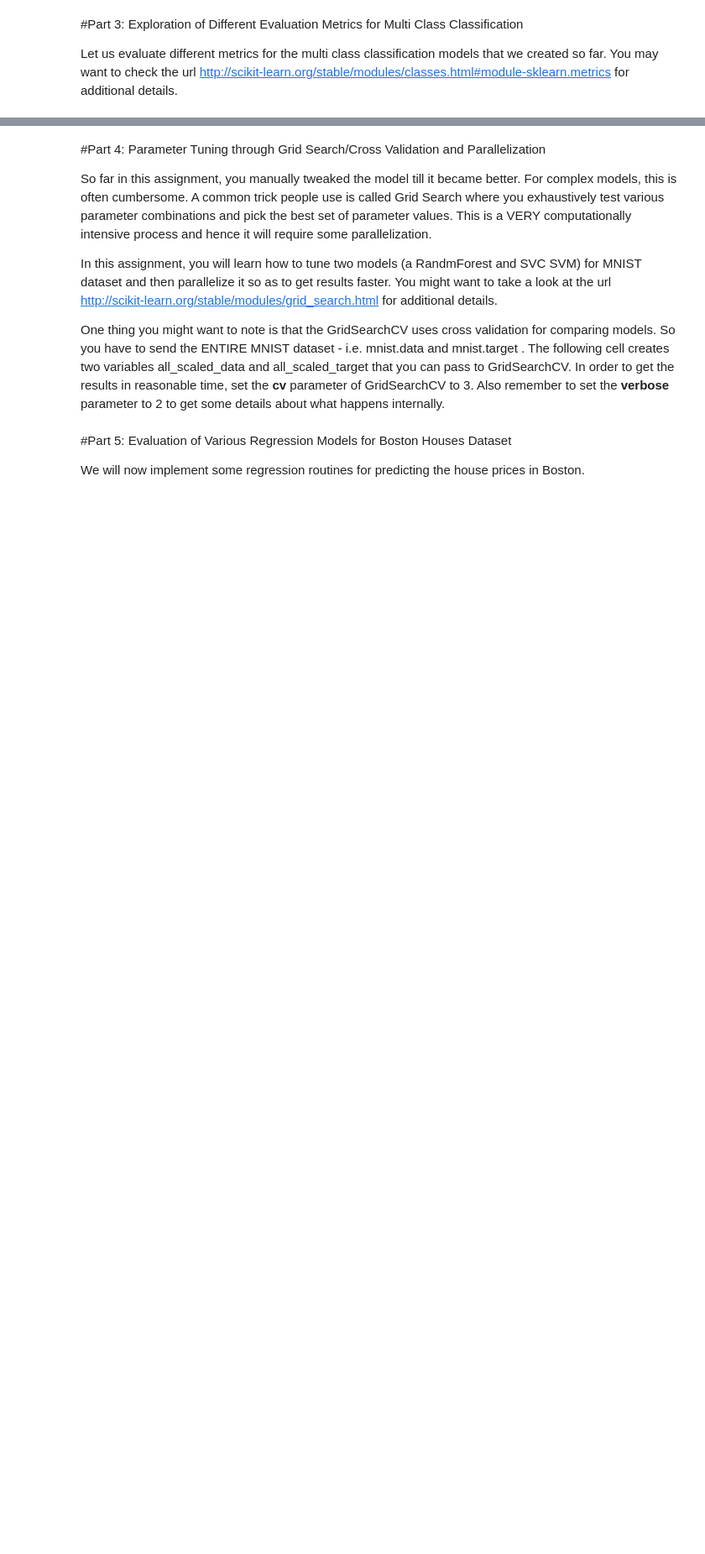
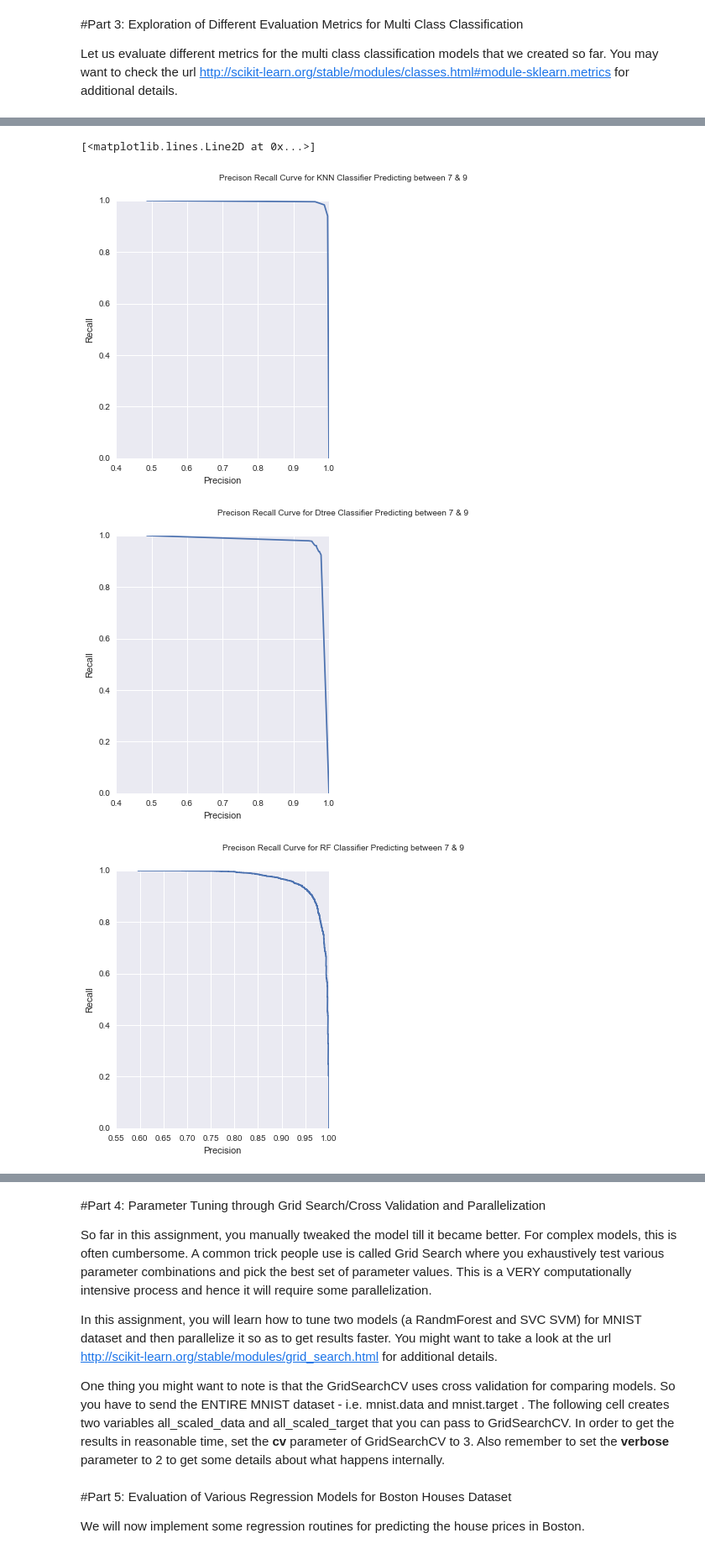
Before and after one commit to sreeharihegden/CSE-5334-Data-Mining, a Jupyter notebook: PA2/PA2_MNIST_Classification_Boston_Regression.ipynb, the cells around one changed output, grey strips where cells are left out. Shown at 84% size. Drawn from its saved outputs; the diff is of its cells as text; code cells hidden in the pictures; blank space fills up the shorter version.

```diff
--- a/PA2/PA2_MNIST_Classification_Boston_Regression.ipynb
+++ b/PA2/PA2_MNIST_Classification_Boston_Regression.ipynb
@@ -944,0 +1076,51 @@ ValueError: Found array with dim 10000. Expected 70000
+# %%
+#(Harder) task t9h
+#Print the precision recall curve for each of the models above
+#  Write code here
+#KNN
+predictions = [p[1] for p in best_knn_model_bc.predict_proba(binary_class_testing_data)]
+precision1,recall1,thresholds1 = metrics.precision_recall_curve(binary_class_testing_labels,predictions,pos_label=9)
+fig = plt.figure()
+fig.set_figwidth(10)
+fig.suptitle('Precison Recall Curve for KNN Classifier Predicting between 7 & 9')
+ax1 = plt.subplot(1, 2, 1)
+ax1.set_xlabel('Precision')
+ax1.set_ylabel('Recall')
+ax1.plot(precision1, recall1)
+
+#DTREE
+predictions = [p[1] for p in best_dtree_model_bc.predict_proba(binary_class_testing_data)]
+precision2,recall2,thresholds2 = metrics.precision_recall_curve(binary_class_testing_labels,predictions,pos_label=9)
+fig = plt.figure()
+fig.set_figwidth(10)
+fig.suptitle('Precison Recall Curve for Dtree Classifier Predicting between 7 & 9')
+ax1 = plt.subplot(1, 2, 1)
+ax1.set_xlabel('Precision')
+ax1.set_ylabel('Recall')
+ax1.plot(precision2, recall2)
+
+#RF
+predictions = [p[1] for p in best_rf_model_bc.predict_proba(binary_class_testing_data)]
+precision3,recall3,thresholds3 = metrics.precision_recall_curve(binary_class_testing_labels,predictions,pos_label=9)
+fig = plt.figure()
+fig.set_figwidth(10)
+fig.suptitle('Precison Recall Curve for RF Classifier Predicting between 7 & 9')
+ax1 = plt.subplot(1, 2, 1)
+ax1.set_xlabel('Precision')
+ax1.set_ylabel('Recall')
+ax1.plot(precision3, recall3)
+
+#SVM
+precision4,recall4,thresholds4 = metrics.precision_recall_curve(binary_class_testing_labels,best_svm_model_bc.decision_function(binary_class_testing_data),pos_label=9)
+fig = plt.figure()
+fig.set_figwidth(10)
+fig.suptitle('Precison Recall Curve for SVM Classifier Predicting between 7 & 9')
+ax1 = plt.subplot(1, 2, 1)
+ax1.set_xlabel('Precision')
+ax1.set_ylabel('Recall')
+ax1.plot(precision4, recall4)
+# %% [output]
+[<matplotlib.lines.Line2D at 0x...>]
+[figure, added]
+[figure, added]
+[figure, added]
```
Also changed, not shown: parts of 37 cells of this notebook.
